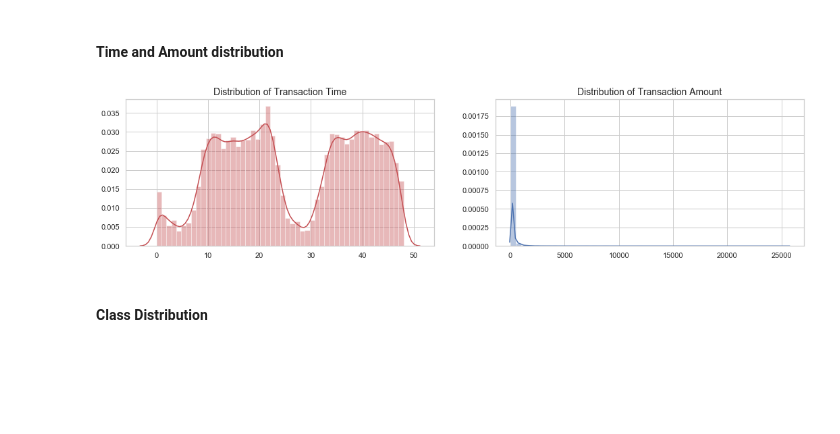
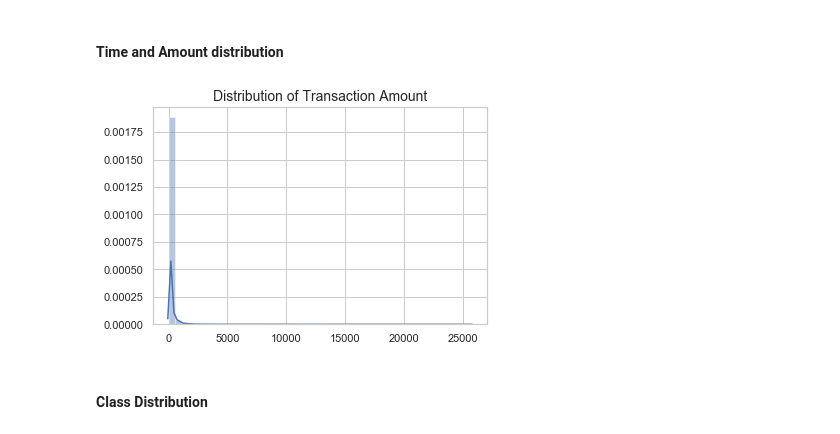
Before and after one commit to kennedynjoroge/Credit_Fraud_Prediction_Using_Kmeans, a Jupyter notebook: Credit Card Fraud Identification.ipynb, the cells around one changed output. Drawn from its saved outputs; the diff is of its cells as text; code cells hidden in the pictures; blank space fills up the shorter version.

```diff
--- a/Credit Card Fraud Identification.ipynb
+++ b/Credit Card Fraud Identification.ipynb
@@ -345,22 +345,13 @@ df.sample(5)
 ### Univariate Analysis
 # %% [markdown]
 #### Time and Amount distribution
-# %%
-fig, ax = plt.subplots(1, 2, figsize=(18,4))
-
-sns.distplot(df['Amount'].values, ax=ax[1], color='b')
-ax[1].set_title('Distribution of Transaction Amount', fontsize=14)
-#ax[1].set_xlim([min(df['Amount'].values), max(df['Amount'].values)])
-
-# Plot the distribution of 'Time' feature
-sns.distplot(df['Time'].values/(60*60), ax=ax[0], color='r')
-ax[0].set_title('Distribution of Transaction Time', fontsize=14)
-#ax[0].set_xlim([min(df['Time'].values/(60*60)), max(df['Time'].values/(60*60))])
-
-
-plt.show()
-# %% [output]
-[figure, removed]
+# %%
+sns.distplot(df['Amount'].values,  color='b')
+plt.title('Distribution of Transaction Amount', fontsize=14)
+
+plt.show()
+# %% [output]
+[figure, added]
 # %% [markdown]
 #### Class Distribution
 # %%
```
